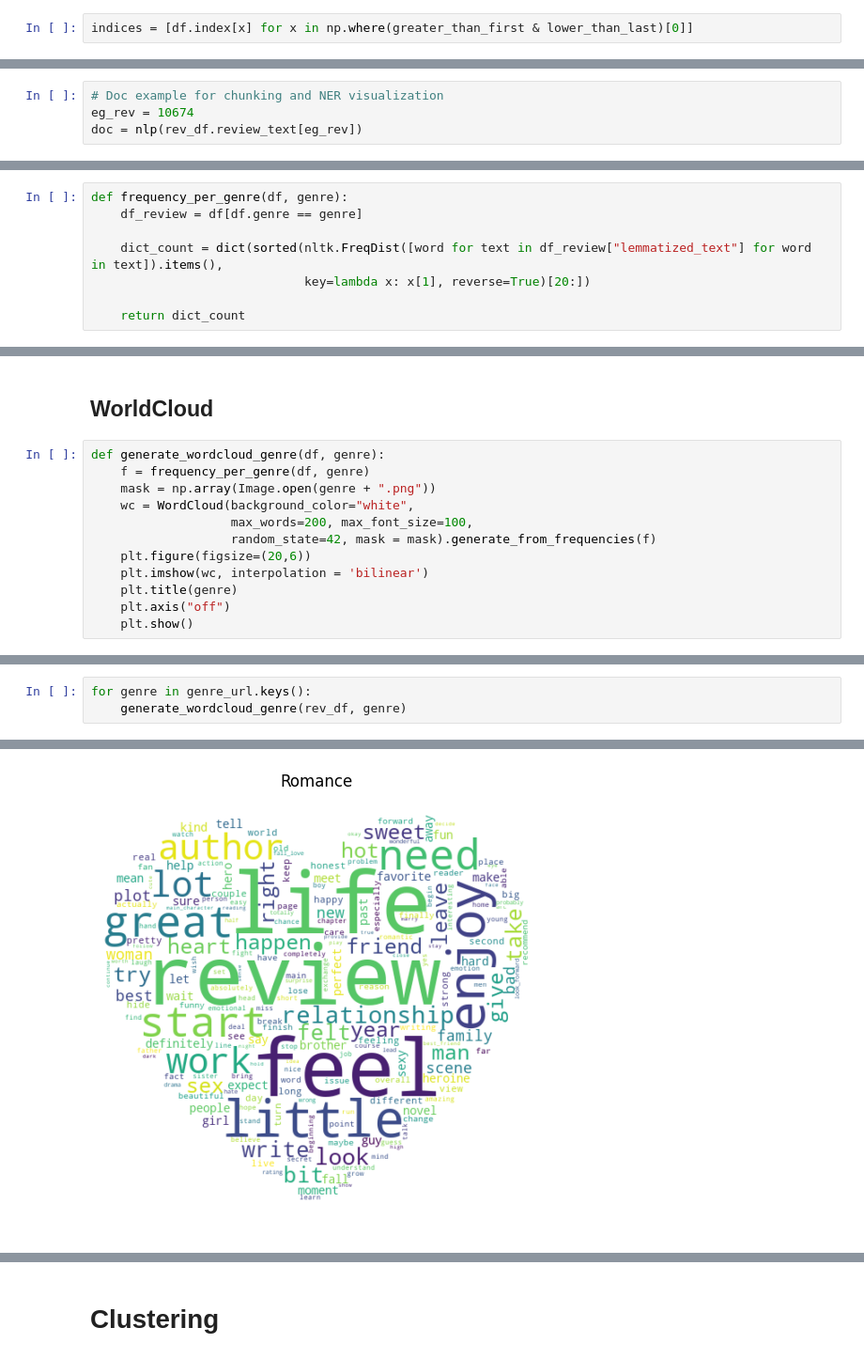
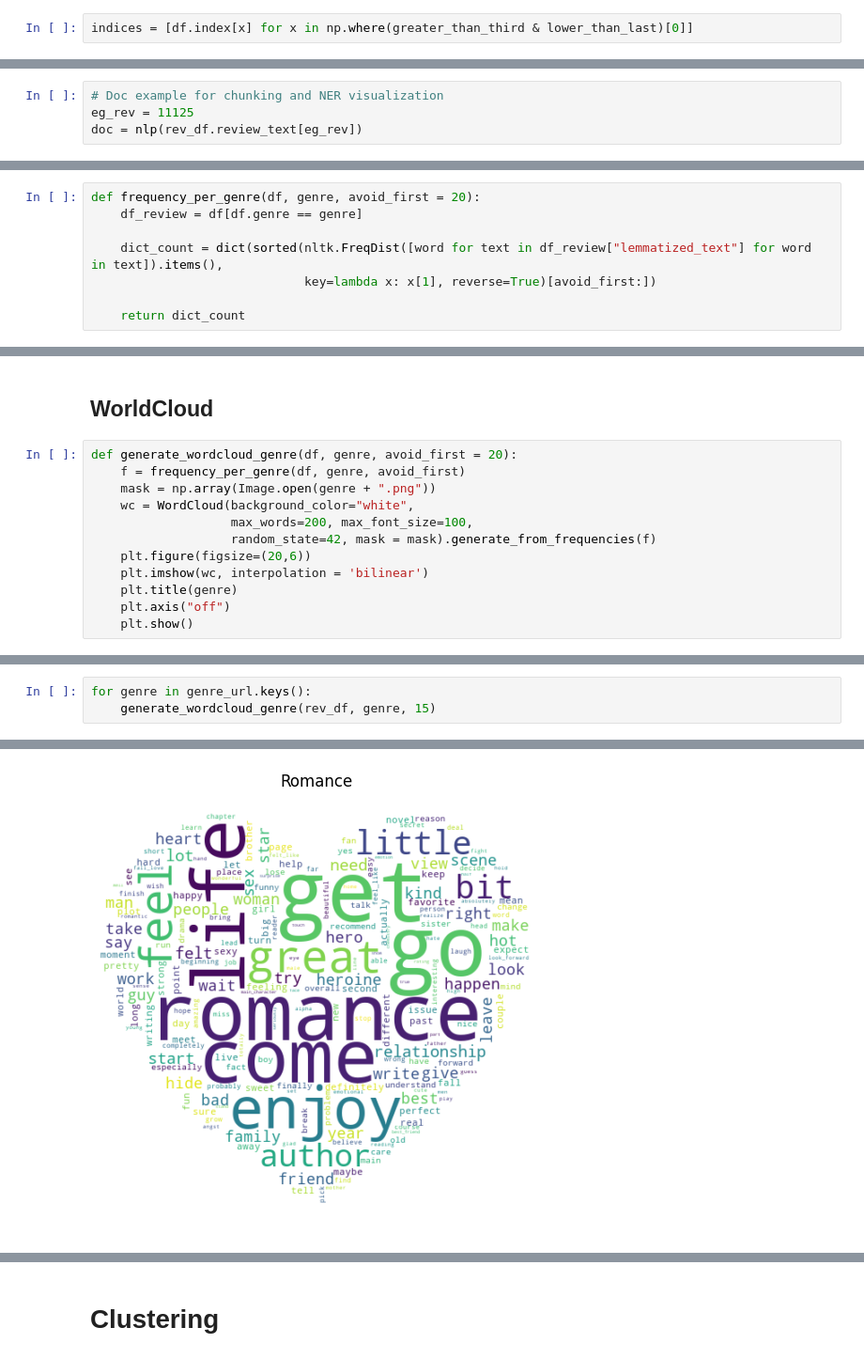
Before and after one commit to lwdovico/goodreads-book-reviews, a Jupyter notebook: Notebooks/02_Preprocessing_gradient.ipynb, the cells around one changed output, grey strips where cells are left out. Shown at 94% size. Saved outputs shown, nothing was run; the diff lists cells and outputs as text.

```diff
--- a/Notebooks/02_Preprocessing_gradient.ipynb
+++ b/Notebooks/02_Preprocessing_gradient.ipynb
@@ -314,6 +340,6 @@ greater_than_first = review_length.values > fifth_percentile
 lower_than_last = review_length.values < ninetyfifth_percentile
 # %%
-indices = [df.index[x] for x in np.where(greater_than_first & lower_than_last)[0]]
+indices = [df.index[x] for x in np.where(greater_than_third & lower_than_last)[0]]
 # %%
 df = df.loc[indices]
 df_len = len(df)
@@ -682,6 +726,6 @@ for i in try_these:
 # %%
 # Doc example for chunking and NER visualization
-eg_rev = 10674
+eg_rev = 11125
 doc = nlp(rev_df.review_text[eg_rev])
 # %%
 print(doc.ents)
@@ -915,9 +994,9 @@ topic_clust_words
 # %%
-def frequency_per_genre(df, genre):
+def frequency_per_genre(df, genre, avoid_first = 20):
     df_review = df[df.genre == genre]
 
     dict_count = dict(sorted(nltk.FreqDist([word for text in df_review["lemmatized_text"] for word in text]).items(),
-                             key=lambda x: x[1], reverse=True)[20:])
+                             key=lambda x: x[1], reverse=True)[avoid_first:])
 
     return dict_count
 # %%
@@ -1110,8 +1189,8 @@ sentiment_df.corr()
 # %% [markdown]
 ## WorldCloud
 # %%
-def generate_wordcloud_genre(df, genre):
-    f = frequency_per_genre(df, genre)
+def generate_wordcloud_genre(df, genre, avoid_first = 20):
+    f = frequency_per_genre(df, genre, avoid_first)
     mask = np.array(Image.open(genre + ".png"))
     wc = WordCloud(background_color="white",
                    max_words=200, max_font_size=100,
@@ -1140,4 +1219,4 @@ for genre, url in genre_url.items():
 # %%
 for genre in genre_url.keys():
-    generate_wordcloud_genre(rev_df, genre)
+    generate_wordcloud_genre(rev_df, genre, 15)
 # %% [output]
@@ -1147 +1226 @@ for genre in genre_url.keys():
-[figure, old version]
+[figure, new version]
```
Also changed, not shown: parts of 78 cells of this notebook.
